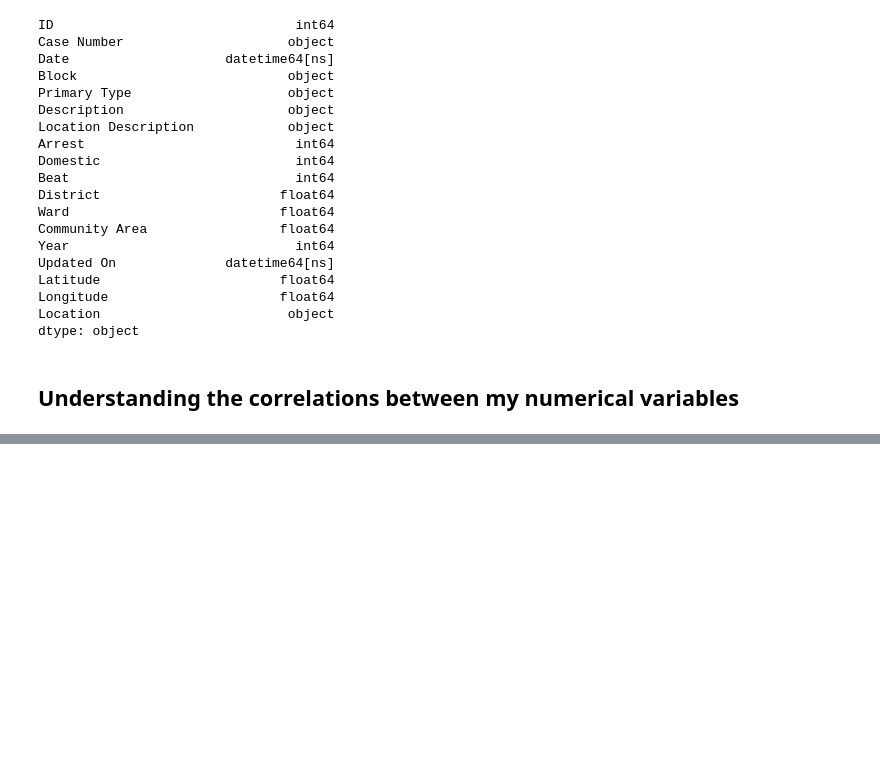
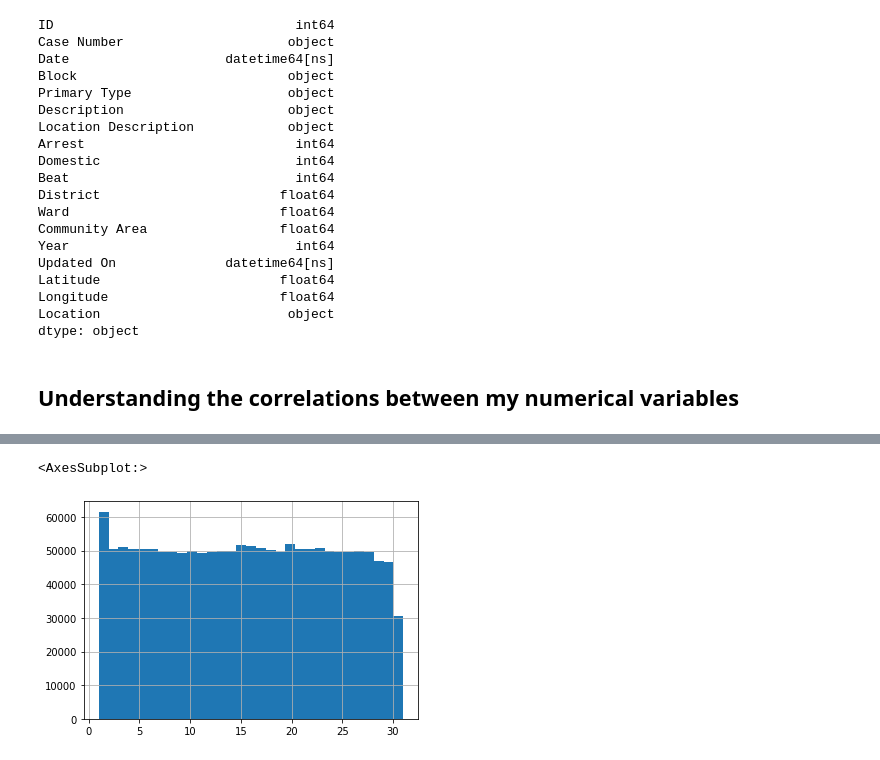
Before and after one commit to leo-cavalcante/crimes-in-chicago, a Jupyter notebook: Crime - Time Analysis.ipynb, the cells around one changed output, grey strips where cells are left out. Saved outputs shown, nothing was run; the diff lists cells and outputs as text; code cells hidden in the pictures; blank space fills up the shorter version.

```diff
--- a/Crime - Time Analysis.ipynb
+++ b/Crime - Time Analysis.ipynb
@@ -135,0 +171,5 @@ crimes_date["Hour"].hist()
+# %%
+crimes_date["Day"].hist(bins=31)
+# %% [output]
+<AxesSubplot:>
+[figure, added]
```
Also changed, not shown: parts of 21 cells of this notebook.
